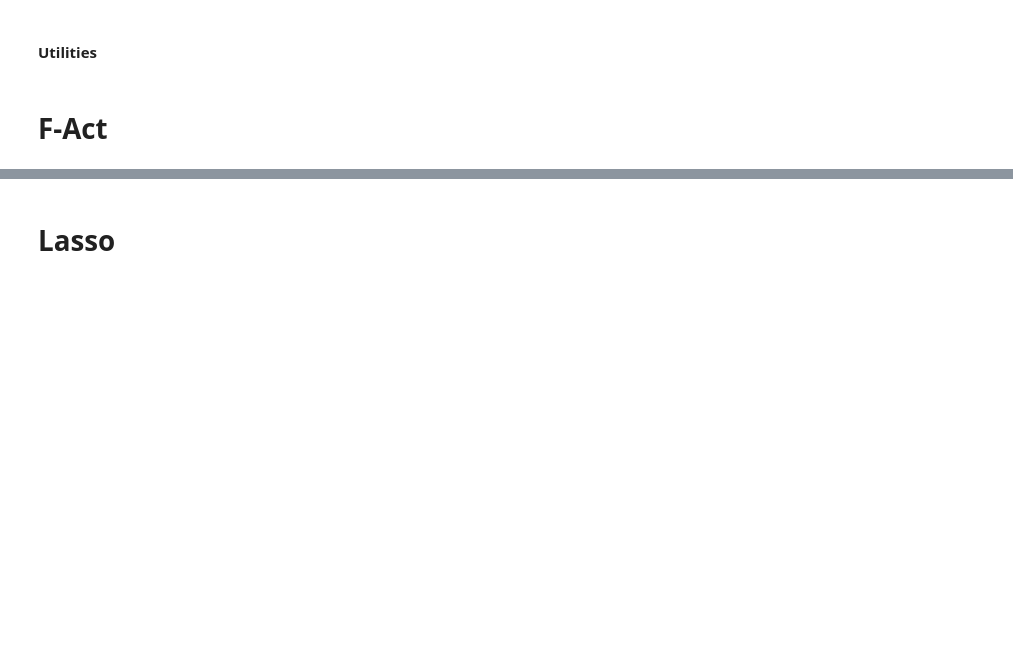
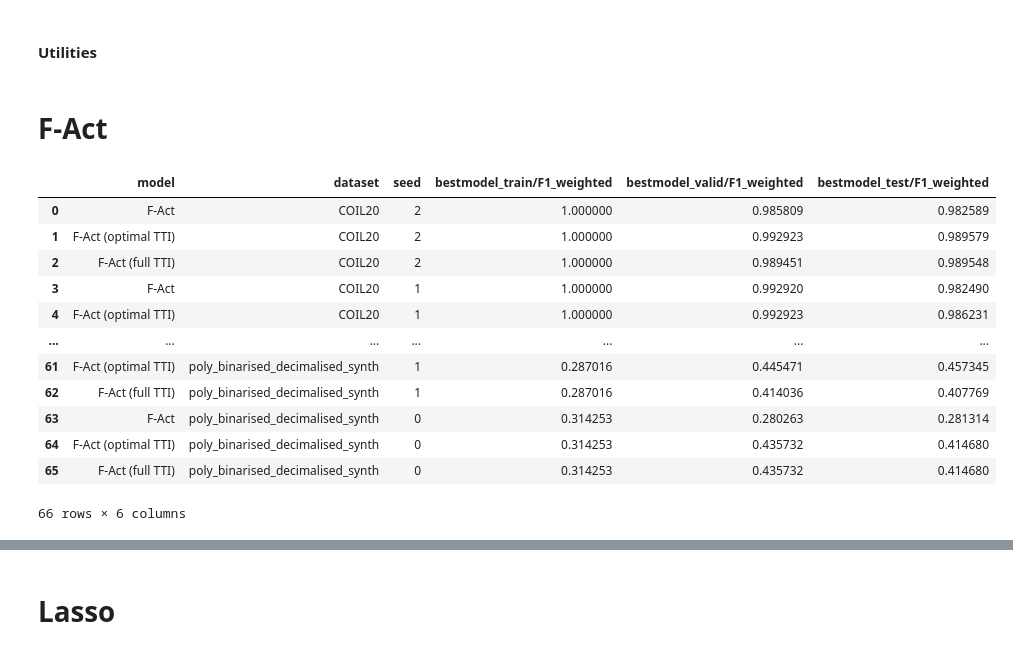
Before and after one commit to evanrex/feature-wise-active-adaptation, a Jupyter notebook: compute_results/final_results/compare_models_specific_runs.ipynb, the cells around one changed output, grey strips where cells are left out. Drawn from its saved outputs; the diff is of its cells as text; code cells hidden in the pictures; blank space fills up the shorter version.

```diff
--- a/compute_results/final_results/compare_models_specific_runs.ipynb
+++ b/compute_results/final_results/compare_models_specific_runs.ipynb
@@ -275,6 +335,15 @@ run_ids = [
 hyperparams = ['dataset', 'sparsity_regularizer_hyperparam', 'lr', 'num_hidden', 'dropout']
 metrics = ['bestmodel_train/F1_weighted', 'bestmodel_valid/F1_weighted', 'bestmodel_test/F1_weighted']
 model_name = 'F-Act'
+# %%
+run_ids = [
+    "vqcdnueq" , # PBMC
+    '3e7c2ala' , # PBMC
+    '9qx2b2na' , # PBMC
+]
+hyperparams = ['dataset', 'sparsity_regularizer_hyperparam', 'lr', 'num_hidden', 'dropout']
+metrics = ['bestmodel_train/F1_weighted', 'bestmodel_valid/F1_weighted', 'bestmodel_test/F1_weighted']
+model_name = 'F-Act'
 # %%
 assert False
 # Please don't auto run the cells below.
@@ -306,4 +375,20 @@ for run_id in run_ids:
     full_tti_run_data['bestmodel_test/F1_weighted'] = full_tti_test
     full_tti_run_data['model'] = 'F-Act (full TTI)'
     runs_data.append(full_tti_run_data)
+# %%
+pd.DataFrame(runs_data)
+# %% [output]
+|  | model | dataset | seed | bestmodel_train/F1_weighted | bestmodel_valid/F1_weighted | bestmodel_test/F1_weighted |
+| 0 | F-Act | COIL20 | 2 | 1.000000 | 0.985809 | 0.982589 |
+| 1 | F-Act (optimal TTI) | COIL20 | 2 | 1.000000 | 0.992923 | 0.989579 |
+| 2 | F-Act (full TTI) | COIL20 | 2 | 1.000000 | 0.989451 | 0.989548 |
+| 3 | F-Act | COIL20 | 1 | 1.000000 | 0.992920 | 0.982490 |
+| 4 | F-Act (optimal TTI) | COIL20 | 1 | 1.000000 | 0.992923 | 0.986231 |
+| ... | ... | ... | ... | ... | ... | ... |
+| 61 | F-Act (optimal TTI) | poly_binarised_decimalised_synth | 1 | 0.287016 | 0.445471 | 0.457345 |
+| 62 | F-Act (full TTI) | poly_binarised_decimalised_synth | 1 | 0.287016 | 0.414036 | 0.407769 |
+| 63 | F-Act | poly_binarised_decimalised_synth | 0 | 0.314253 | 0.280263 | 0.281314 |
+| 64 | F-Act (optimal TTI) | poly_binarised_decimalised_synth | 0 | 0.314253 | 0.435732 | 0.414680 |
+| 65 | F-Act (full TTI) | poly_binarised_decimalised_synth | 0 | 0.314253 | 0.435732 | 0.414680 |
+66 rows × 6 columns
 # %%
```
Also changed, not shown: parts of 27 cells of this notebook, 2 other files.
